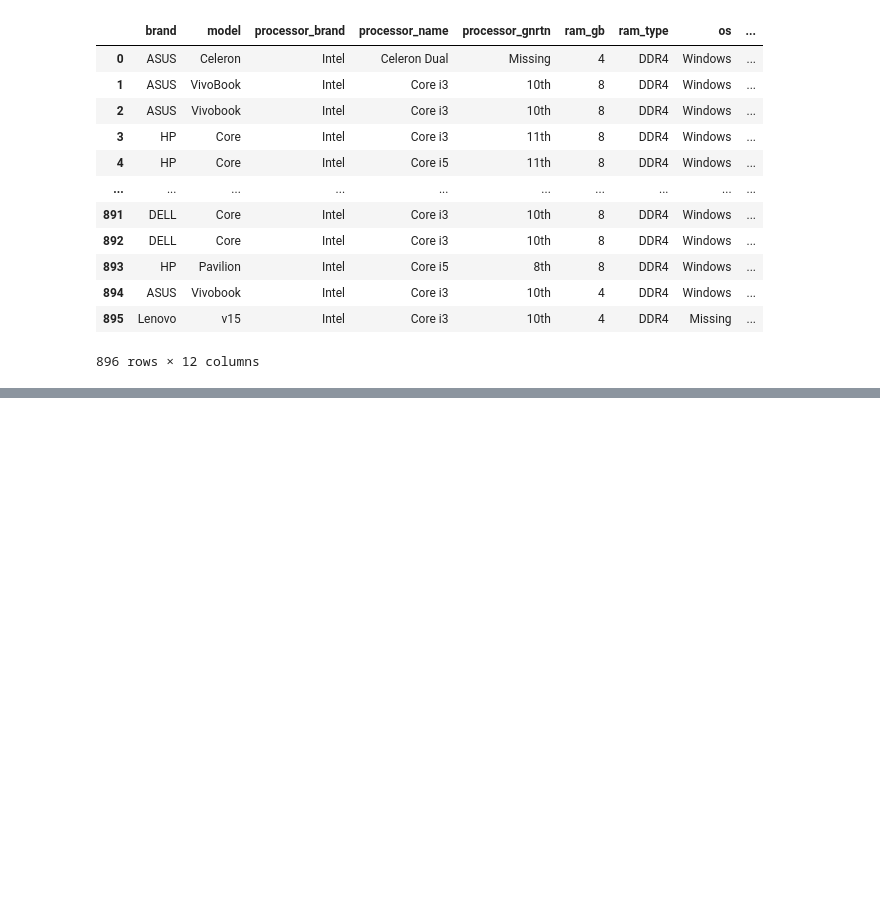
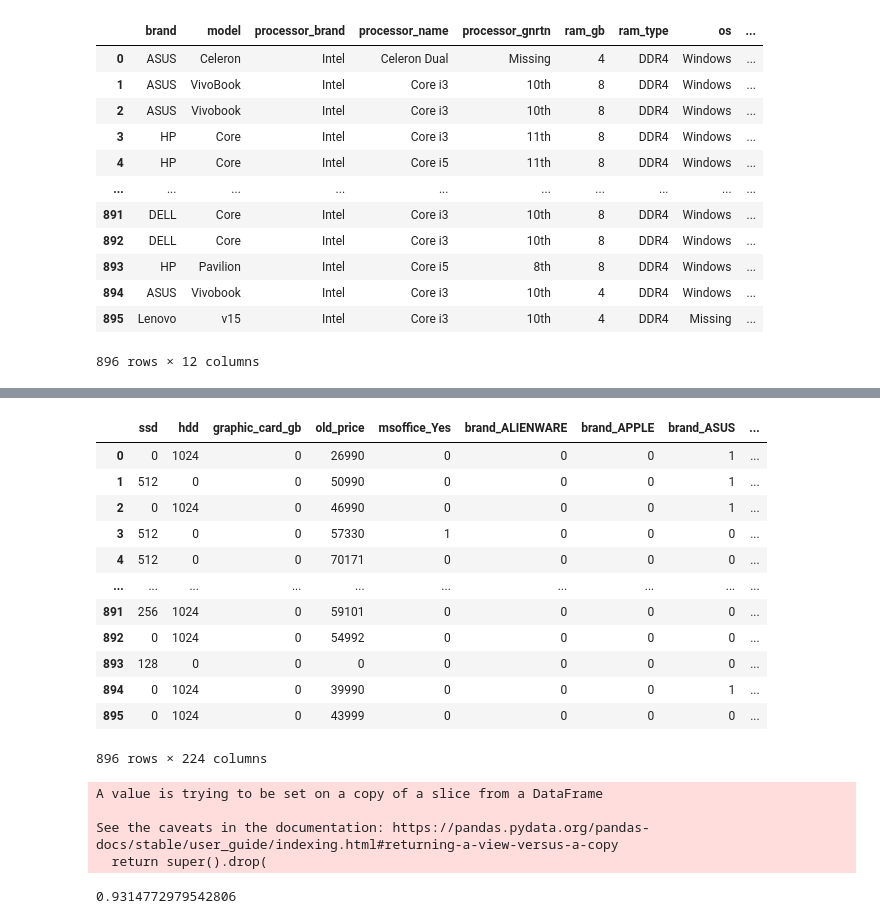
Before and after one commit to CalKat/COMP562-Final, a Jupyter notebook: Untitled.ipynb, the cells around one changed output, grey strips where cells are left out. Saved outputs shown, nothing was run; the diff lists cells and outputs as text; code cells hidden in the pictures; blank space fills up the shorter version.

```diff
--- a/Untitled.ipynb
+++ b/Untitled.ipynb
@@ -135,0 +137,38 @@ new_df
+# %%
+i = list(new_df.columns)
+i[i.index('msoffice_Yes')], i[i.index('latest_price')] = i[i.index('latest_price')], i[i.index('msoffice_Yes')]
+new_df = new_df[i]
+
+new_df
+# %% [output]
+|  | ssd | hdd | graphic_card_gb | old_price | msoffice_Yes | brand_ALIENWARE | brand_APPLE | brand_ASUS | ... |
+| 0 | 0 | 1024 | 0 | 26990 | 0 | 0 | 0 | 1 | ... |
+| 1 | 512 | 0 | 0 | 50990 | 0 | 0 | 0 | 1 | ... |
+| 2 | 0 | 1024 | 0 | 46990 | 0 | 0 | 0 | 1 | ... |
+| 3 | 512 | 0 | 0 | 57330 | 1 | 0 | 0 | 0 | ... |
+| 4 | 512 | 0 | 0 | 70171 | 0 | 0 | 0 | 0 | ... |
+| ... | ... | ... | ... | ... | ... | ... | ... | ... | ... |
+| 891 | 256 | 1024 | 0 | 59101 | 0 | 0 | 0 | 0 | ... |
+| 892 | 0 | 1024 | 0 | 54992 | 0 | 0 | 0 | 0 | ... |
+| 893 | 128 | 0 | 0 | 0 | 0 | 0 | 0 | 0 | ... |
+| 894 | 0 | 1024 | 0 | 39990 | 0 | 0 | 0 | 1 | ... |
+| 895 | 0 | 1024 | 0 | 43999 | 0 | 0 | 0 | 0 | ... |
+896 rows × 224 columns
+# %%
+train_data = new_df.iloc[0:700]
+test_data = new_df.iloc[701:]
+train_labels = train_data.latest_price
+test_labels = test_data.latest_price
+
+train_data.drop(['latest_price'], axis=1, inplace=True)
+test_data.drop(['latest_price'], axis=1, inplace=True)
+# %% [output]
+A value is trying to be set on a copy of a slice from a DataFrame
+
+See the caveats in the documentation: https://pandas.pydata.org/pandas-docs/stable/user_guide/indexing.html#returning-a-view-versus-a-copy
+  return super().drop(
+# %%
+lin_reg = LinearRegression().fit(train_data,train_labels)
+lin_reg.score(train_data,train_labels)
+# %% [output]
+0.9314772979542806
```
Also changed, not shown: parts of 5 cells of this notebook.
